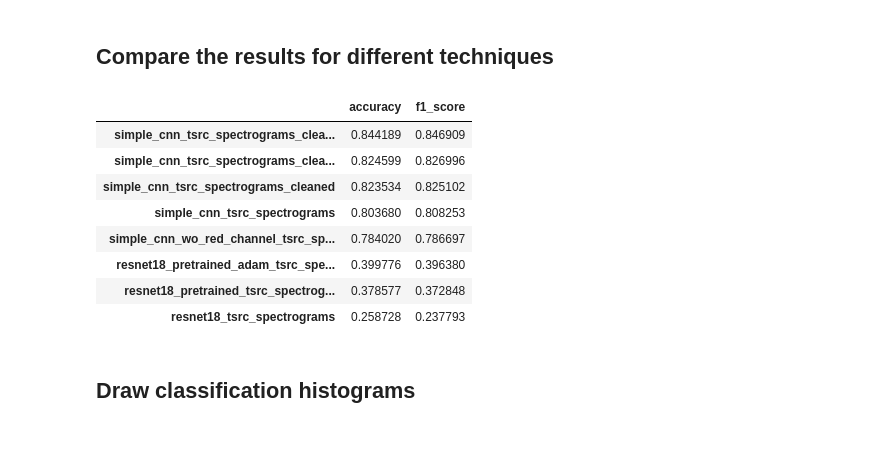
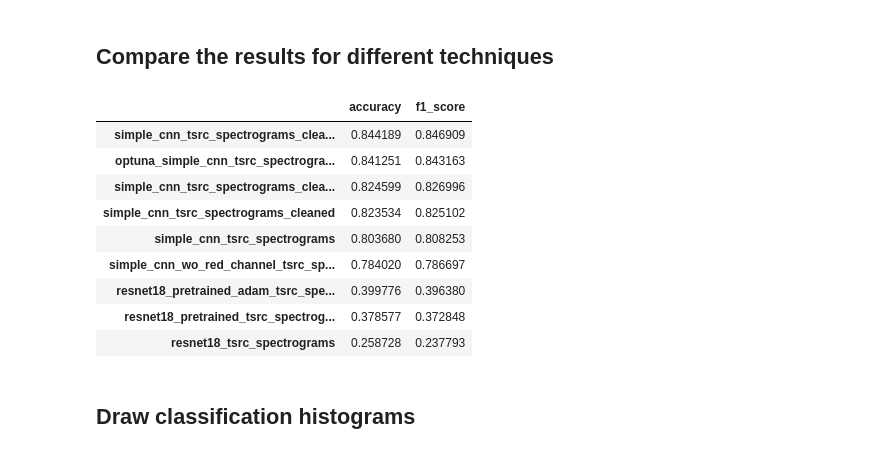
Before and after one commit to pavonism/intro-to-ml, a Jupyter notebook: scripts/ResultsAnalysis.ipynb, the cells around one changed output. Saved outputs shown, nothing was run; the diff lists cells and outputs as text; code cells hidden in the pictures.

```diff
--- a/scripts/ResultsAnalysis.ipynb
+++ b/scripts/ResultsAnalysis.ipynb
@@ -17,23 +17,25 @@ CLASS_LABELS = os.listdir('../data/tsrc_spectrograms_cleaned/train')
 # %%
 results = {}
 
 for predictions_file in glob.glob(f'{MODELS_PATH}/**/predictions.csv', recursive=True):
     df = pd.read_csv(predictions_file)
     y_true = df["y_true"].values
     y_pred = df["y_pred"].values
 
     accuracy_score = accuracy(y_true, y_pred)
     f1_score_value = f1_score(y_true, y_pred)
-    results[Path(predictions_file).parent.stem] = {
+    model_name = predictions_file[len(MODELS_PATH) + 1:-len('/predictions.csv')]
+    results[model_name] = {
         'accuracy': accuracy_score,
         'f1_score': f1_score_value
     }
 
 results_df = pd.DataFrame(results).T
 results_df.sort_values(by='f1_score', ascending=False)
 # %% [output]
 |  | accuracy | f1_score |
 | simple_cnn_tsrc_spectrograms_clea... | 0.844189 | 0.846909 |
+| optuna_simple_cnn_tsrc_spectrogra... | 0.841251 | 0.843163 |
 | simple_cnn_tsrc_spectrograms_clea... | 0.824599 | 0.826996 |
 | simple_cnn_tsrc_spectrograms_cleaned | 0.823534 | 0.825102 |
 | simple_cnn_tsrc_spectrograms | 0.803680 | 0.808253 |
```
Also changed, not shown: 2 other files.
